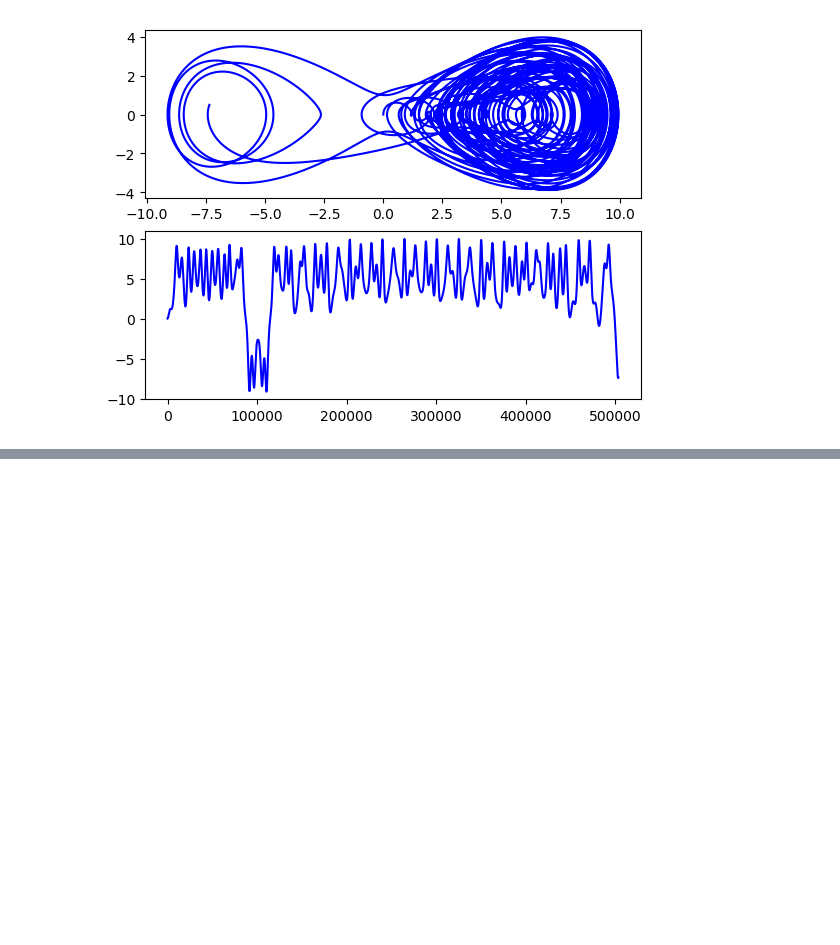
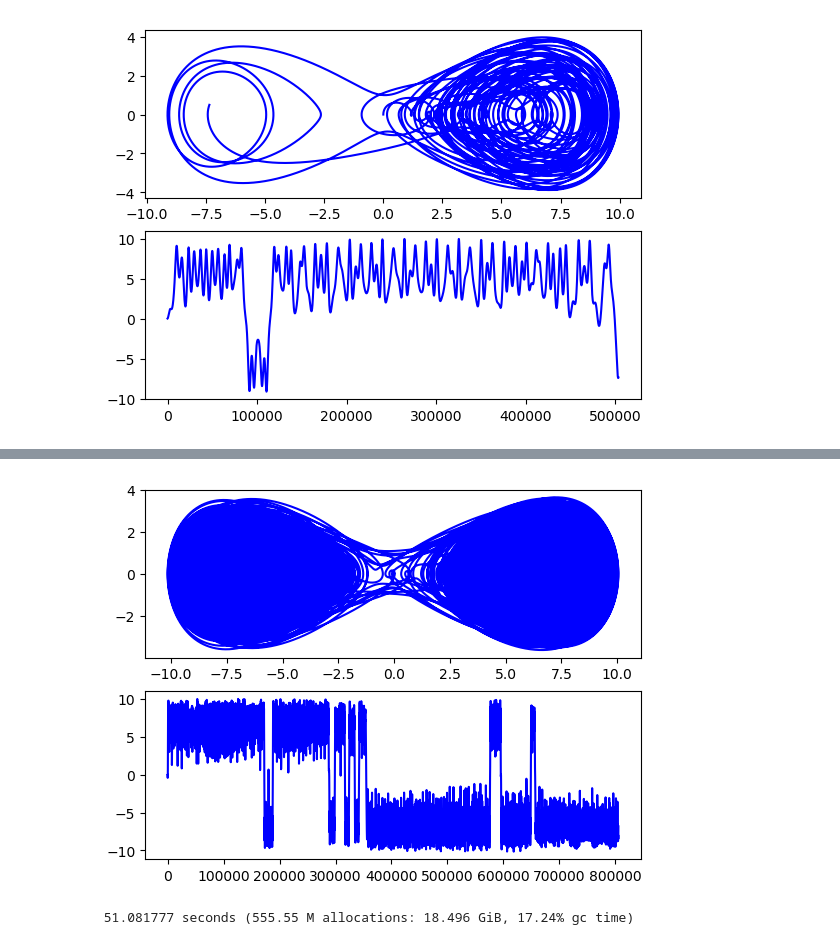
Before and after one commit to spenam/thesis_codes_git, a Jupyter notebook: information.ipynb, the cells around one changed output, grey strips where cells are left out. Saved outputs shown, nothing was run; the diff lists cells and outputs as text; code cells hidden in the pictures; blank space fills up the shorter version.

```diff
--- a/information.ipynb
+++ b/information.ipynb
@@ -1135,0 +1141,51 @@ savefig("tres_osci.png")
+# %%
+initial_position = [0.1, 0.,0.,0.]
+initial_momentum=[0. ,0.1,0.,0.]
+
+a=0.2
+b=0.01
+
+m=[1.,0.1,0.1,0.1]
+w=[0.,0.8,0.8,0.8]
+g=[0.,0.1,0.1,0.1]
+
+X0=17.
+P0=1.
+W=0.6324555320336759
+time=8000.
+tspan=(0., time)
+#fig=figure()
+m[2]=0.1
+m[3]=0.1
+m[4]=0.1
+w[2]=0.6324555320336759
+g[2]=0.03
+w[3]=0.6324555320336759/2.
+g[3]=0.05
+w[4]=0.6324555320336759*2.
+g[4]=0.07
+
+dts=0.001*2. *pi/W
+Hsys(q,p) = p[1]^2. /(2. *m[1]) - a*q[1]^2. /2. +b*q[1]^4. /4. +q[1]*g[2]*q[2]+p[2]^2. /(2. *m[2])+m[2]*w[2]^2. *q[2]^2. /2. +q[1]*g[3]*q[3]+p[3]^2. /(2. *m[3])+m[3]*w[3]^2. *q[3]^2. /2. +q[1]*g[4]*q[4]+p[4]^2. /(2. *m[4])+m[4]*w[4]^2. *q[4]^2. /2.
+pdot(dp,p,q,params,t) = ForwardDiff.gradient!(dp, q->-Hsys(q, p), q)
+qdot(dq,p,q,params,t) = ForwardDiff.gradient!(dq, p-> Hsys(q, p), p)
+
+initial_position[1]=0. #xz0[jj]
+initial_momentum[1]=0. #pz1[jj]
+initial_position[2]=5.35#Xz0[jj]
+initial_momentum[2]=0.27#Pz1[jj]
+initial_position[3]=0.#Xz0[jj]
+initial_momentum[3]=-0.27#Pz1[jj]
+initial_position[4]=0.#Xz0[jj]
+initial_momentum[4]=0.#Pz1[jj]
+
+prob = DynamicalODEProblem(pdot, qdot, initial_momentum, initial_position, tspan)
+@time sol3 = solve(prob, CalvoSanz4(), dt=dts);
+subplot(2, 1, 1)
+plot(sol3[5,:],sol3[1,:],color="b")
+subplot(2, 1, 2)
+plot(sol3[5,:],color="b")
+savefig("tres_osci_mejorintento.png")
+# %% [output]
+[figure, added]
+ 51.081777 seconds (555.55 M allocations: 18.496 GiB, 17.24% gc time)
```
Also changed, not shown: parts of 11 cells of this notebook, 8 other files.
